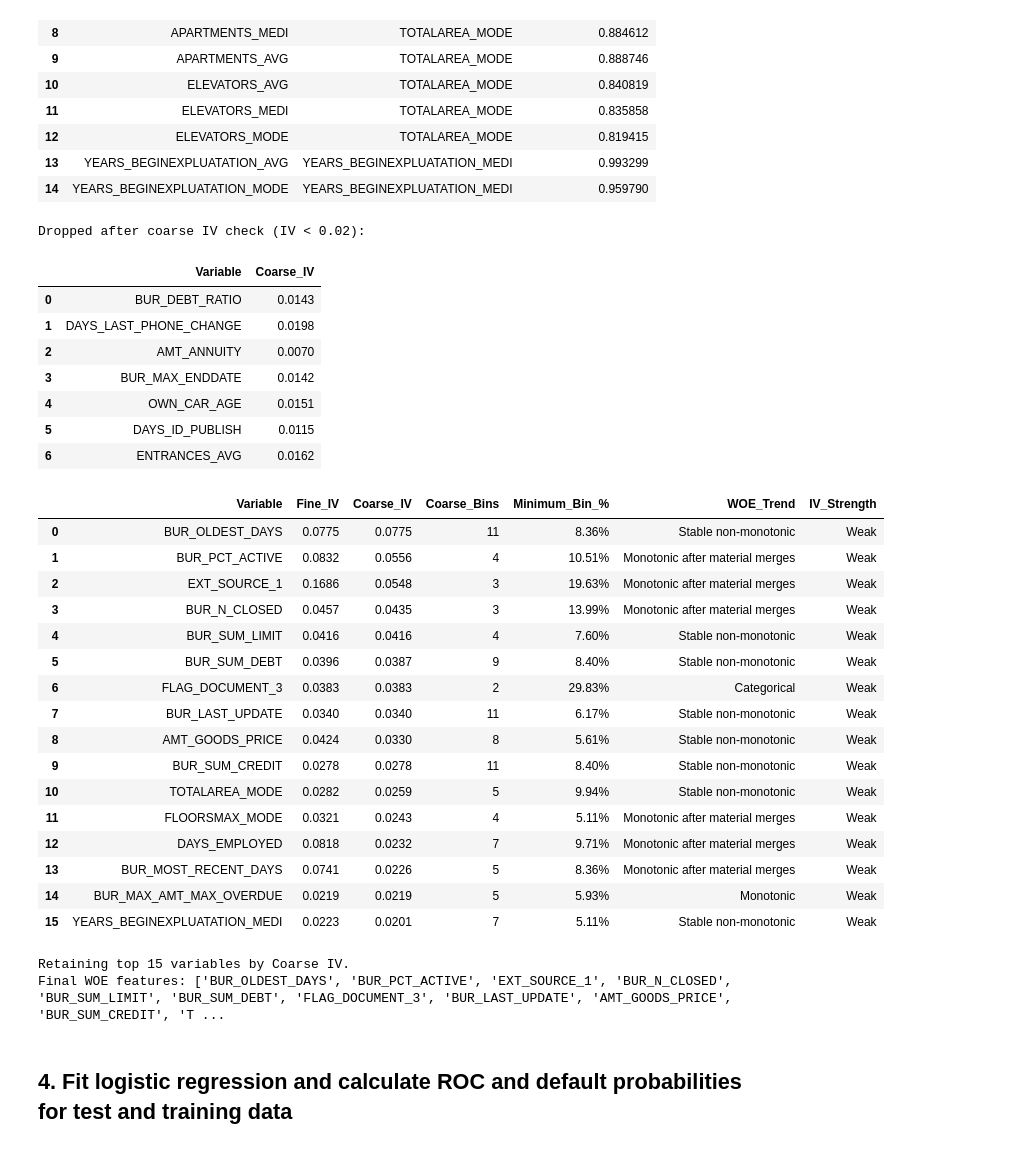
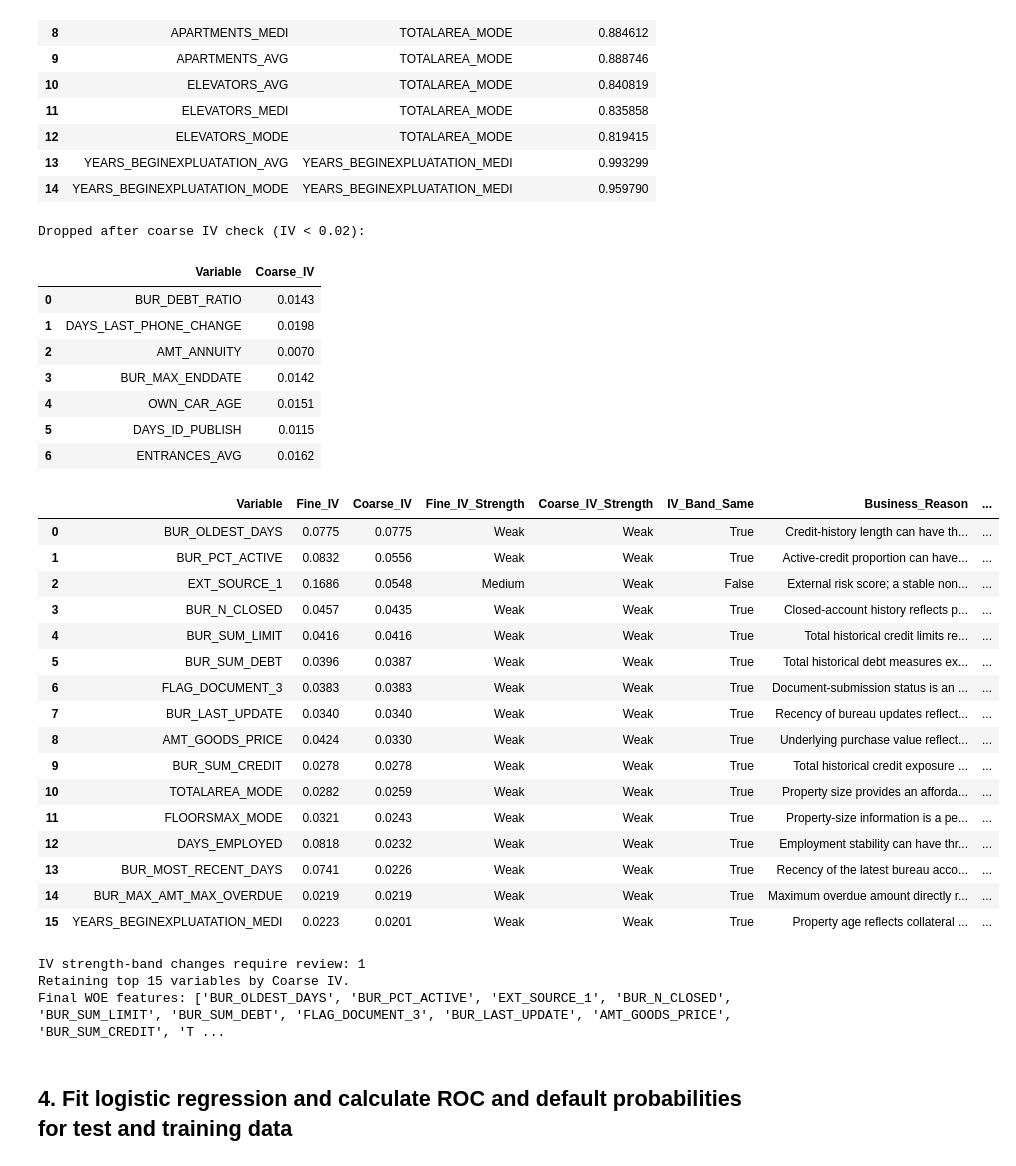
Before and after one commit to raykeat/fin-analytics-proj, a Jupyter notebook: is453_project.ipynb, the cells around one changed output. Saved outputs shown, nothing was run; the diff lists cells and outputs as text; code cells hidden in the pictures.

Commit message:
Updated feature selection and screening documentation

```diff
--- a/is453_project.ipynb
+++ b/is453_project.ipynb
@@ -630,6 +600,18 @@ coarse_business_reasons = {
     'DAYS_LAST_PHONE_CHANGE': 'Recent profile changes can indicate instability.',
     'AMT_CREDIT': 'Requested loan size can have affordability thresholds.',
     'DAYS_ID_PUBLISH': 'Profile-history age can have threshold effects.',
+    'BUR_N_CLOSED': 'Closed-account history reflects prior credit-management behaviour.',
+    'BUR_SUM_LIMIT': 'Total historical credit limits reflect available borrowing capacity.',
+    'BUR_SUM_DEBT': 'Total historical debt measures existing repayment burden.',
+    'BUR_LAST_UPDATE': 'Recency of bureau updates reflects current credit activity.',
+    'AMT_GOODS_PRICE': 'Underlying purchase value reflects the affordability of the application.',
+    'FLOORSMAX_MODE': 'Property-size information is a permissible affordability-related proxy.',
+    'BUR_SUM_CREDIT': 'Total historical credit exposure reflects borrowing scale.',
+    'TOTALAREA_MODE': 'Property size provides an affordability-related application signal.',
+    'BUR_MOST_RECENT_DAYS': 'Recency of the latest bureau account reflects current credit history.',
+    'BUR_MAX_AMT_MAX_OVERDUE': 'Maximum overdue amount directly reflects repayment difficulty.',
+    'FLAG_DOCUMENT_3': 'Document-submission status is an application-process indicator.',
+    'YEARS_BEGINEXPLUATATION_MEDI': 'Property age reflects collateral and affordability context.',
 }
 
 
@@ -642,6 +624,16 @@ for feature in final_candidates:
         woe_tolerance=0.05,
     )
     coarse_iv = coarse_table['IV'].sum() if 'IV' in coarse_table else coarse_table['iv'].sum()
+
+    fine_iv = fine_table['iv'].sum()
+    fine_strength = iv_strength(fine_iv)
+    coarse_strength = iv_strength(coarse_iv)
+    iv_band_same = fine_strength == coarse_strength
+
+    # Non-monotonic WOE requires an explicit business rationale.
+    if woe_trend == 'Stable non-monotonic' and feature not in coarse_business_reasons:
+        print(f'Dropped {feature}: non-monotonic WOE lacks a documented business rationale.')
+        continue
 
     # Apply the standard weak-IV cutoff after final coarse binning.
     if coarse_iv < 0.02:
@@ -657,8 +649,12 @@ for feature in final_candidates:
     coarse_tables[feature] = woe_table_from_bins(train_labels, train_df['TARGET'])
     coarse_iv_rows.append({
         'Variable': feature,
-        'Fine_IV': fine_table['iv'].sum(),
+        'Fine_IV': fine_iv,
         'Coarse_IV': coarse_iv,
+        'Fine_IV_Strength': fine_strength,
+        'Coarse_IV_Strength': coarse_strength,
+        'IV_Band_Same': iv_band_same,
+        'Business_Reason': coarse_business_reasons.get(feature, ''),
         'Coarse_Bins': len(coarse_tables[feature]),
         'Minimum_Bin_%': coarse_tables[feature]['count'].min() / len(train_df),
         'WOE_Trend': woe_trend,
@@ -671,50 +667,52 @@ if dropped_coarse_iv:
 if not final_features:
     raise ValueError('No variables passed the final coarse IV check.')
 
 coarse_iv_table = pd.DataFrame(coarse_iv_rows).sort_values('Coarse_IV', ascending=False).reset_index(drop=True)
 display(coarse_iv_table.style.format({
     'Fine_IV': '{:.4f}',
     'Coarse_IV': '{:.4f}',
     'Minimum_Bin_%': '{:.2%}',
 }))
+print('IV strength-band changes require review:', int((~coarse_iv_table['IV_Band_Same']).sum()))
 
 # Keep the strongest accepted variables within the course's 8-15 variable range.
 max_scorecard_features = 15
 if len(final_features) > max_scorecard_features:
     selected = coarse_iv_table.head(max_scorecard_features)['Variable'].tolist()
     print(f'Retaining top {max_scorecard_features} variables by Coarse IV.')
     final_features = selected
     train_woe = train_woe[final_features]
     test_woe = test_woe[final_features]
 print('Final WOE features:', final_features)
 lr = LogisticRegression(solver='liblinear', max_iter=1000, random_state=453)
 # %% [output]
 Dropped after coarse IV check (IV < 0.02):
 |  | Variable | Coarse_IV |
 | 0 | BUR_DEBT_RATIO | 0.0143 |
 | 1 | DAYS_LAST_PHONE_CHANGE | 0.0198 |
 | 2 | AMT_ANNUITY | 0.0070 |
 | 3 | BUR_MAX_ENDDATE | 0.0142 |
 | 4 | OWN_CAR_AGE | 0.0151 |
 | 5 | DAYS_ID_PUBLISH | 0.0115 |
 | 6 | ENTRANCES_AVG | 0.0162 |
-|  | Variable | Fine_IV | Coarse_IV | Coarse_Bins | Minimum_Bin_% | WOE_Trend | IV_Strength |
-| 0 | BUR_OLDEST_DAYS | 0.0775 | 0.0775 | 11 | 8.36% | Stable non-monotonic | Weak |
-| 1 | BUR_PCT_ACTIVE | 0.0832 | 0.0556 | 4 | 10.51% | Monotonic after material merges | Weak |
-| 2 | EXT_SOURCE_1 | 0.1686 | 0.0548 | 3 | 19.63% | Monotonic after material merges | Weak |
-| 3 | BUR_N_CLOSED | 0.0457 | 0.0435 | 3 | 13.99% | Monotonic after material merges | Weak |
-| 4 | BUR_SUM_LIMIT | 0.0416 | 0.0416 | 4 | 7.60% | Stable non-monotonic | Weak |
-| 5 | BUR_SUM_DEBT | 0.0396 | 0.0387 | 9 | 8.40% | Stable non-monotonic | Weak |
-| 6 | FLAG_DOCUMENT_3 | 0.0383 | 0.0383 | 2 | 29.83% | Categorical | Weak |
-| 7 | BUR_LAST_UPDATE | 0.0340 | 0.0340 | 11 | 6.17% | Stable non-monotonic | Weak |
-| 8 | AMT_GOODS_PRICE | 0.0424 | 0.0330 | 8 | 5.61% | Stable non-monotonic | Weak |
-| 9 | BUR_SUM_CREDIT | 0.0278 | 0.0278 | 11 | 8.40% | Stable non-monotonic | Weak |
-| 10 | TOTALAREA_MODE | 0.0282 | 0.0259 | 5 | 9.94% | Stable non-monotonic | Weak |
-| 11 | FLOORSMAX_MODE | 0.0321 | 0.0243 | 4 | 5.11% | Monotonic after material merges | Weak |
-| 12 | DAYS_EMPLOYED | 0.0818 | 0.0232 | 7 | 9.71% | Monotonic after material merges | Weak |
-| 13 | BUR_MOST_RECENT_DAYS | 0.0741 | 0.0226 | 5 | 8.36% | Monotonic after material merges | Weak |
-| 14 | BUR_MAX_AMT_MAX_OVERDUE | 0.0219 | 0.0219 | 5 | 5.93% | Monotonic | Weak |
-| 15 | YEARS_BEGINEXPLUATATION_MEDI | 0.0223 | 0.0201 | 7 | 5.11% | Stable non-monotonic | Weak |
+|  | Variable | Fine_IV | Coarse_IV | Fine_IV_Strength | Coarse_IV_Strength | IV_Band_Same | Business_Reason | ... |
+| 0 | BUR_OLDEST_DAYS | 0.0775 | 0.0775 | Weak | Weak | True | Credit-history length can have th... | ... |
+| 1 | BUR_PCT_ACTIVE | 0.0832 | 0.0556 | Weak | Weak | True | Active-credit proportion can have... | ... |
+| 2 | EXT_SOURCE_1 | 0.1686 | 0.0548 | Medium | Weak | False | External risk score; a stable non... | ... |
+| 3 | BUR_N_CLOSED | 0.0457 | 0.0435 | Weak | Weak | True | Closed-account history reflects p... | ... |
+| 4 | BUR_SUM_LIMIT | 0.0416 | 0.0416 | Weak | Weak | True | Total historical credit limits re... | ... |
+| 5 | BUR_SUM_DEBT | 0.0396 | 0.0387 | Weak | Weak | True | Total historical debt measures ex... | ... |
+| 6 | FLAG_DOCUMENT_3 | 0.0383 | 0.0383 | Weak | Weak | True | Document-submission status is an ... | ... |
+| 7 | BUR_LAST_UPDATE | 0.0340 | 0.0340 | Weak | Weak | True | Recency of bureau updates reflect... | ... |
+| 8 | AMT_GOODS_PRICE | 0.0424 | 0.0330 | Weak | Weak | True | Underlying purchase value reflect... | ... |
+| 9 | BUR_SUM_CREDIT | 0.0278 | 0.0278 | Weak | Weak | True | Total historical credit exposure ... | ... |
+| 10 | TOTALAREA_MODE | 0.0282 | 0.0259 | Weak | Weak | True | Property size provides an afforda... | ... |
+| 11 | FLOORSMAX_MODE | 0.0321 | 0.0243 | Weak | Weak | True | Property-size information is a pe... | ... |
+| 12 | DAYS_EMPLOYED | 0.0818 | 0.0232 | Weak | Weak | True | Employment stability can have thr... | ... |
+| 13 | BUR_MOST_RECENT_DAYS | 0.0741 | 0.0226 | Weak | Weak | True | Recency of the latest bureau acco... | ... |
+| 14 | BUR_MAX_AMT_MAX_OVERDUE | 0.0219 | 0.0219 | Weak | Weak | True | Maximum overdue amount directly r... | ... |
+| 15 | YEARS_BEGINEXPLUATATION_MEDI | 0.0223 | 0.0201 | Weak | Weak | True | Property age reflects collateral ... | ... |
+IV strength-band changes require review: 1
 Retaining top 15 variables by Coarse IV.
 Final WOE features: ['BUR_OLDEST_DAYS', 'BUR_PCT_ACTIVE', 'EXT_SOURCE_1', 'BUR_N_CLOSED', 'BUR_SUM_LIMIT', 'BUR_SUM_DEBT', 'FLAG_DOCUMENT_3', 'BUR_LAST_UPDATE', 'AMT_GOODS_PRICE', 'BUR_SUM_CREDIT', 'T ...
 # %% [markdown]
```
Also changed, not shown: parts of 2 cells of this notebook.
